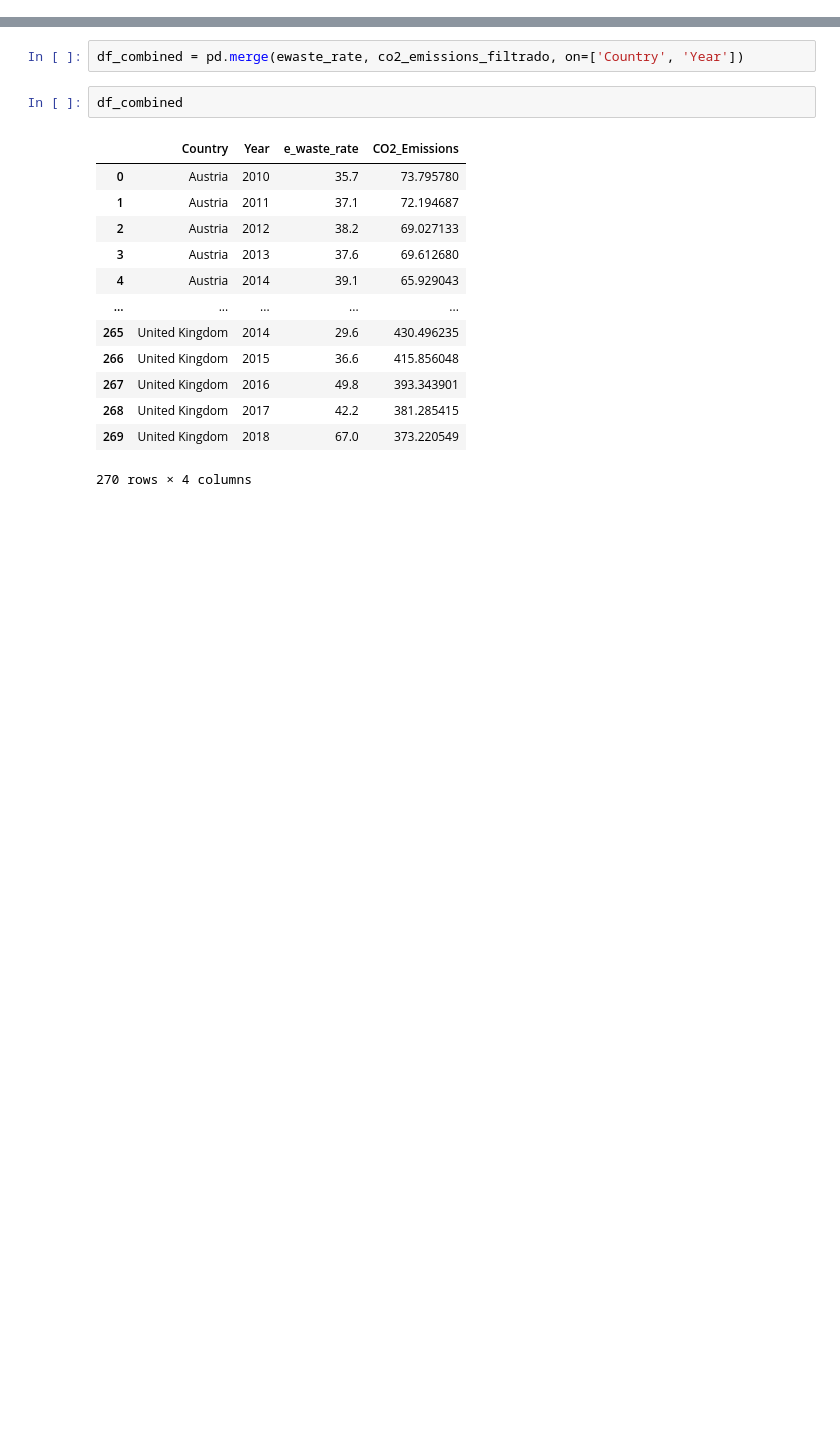
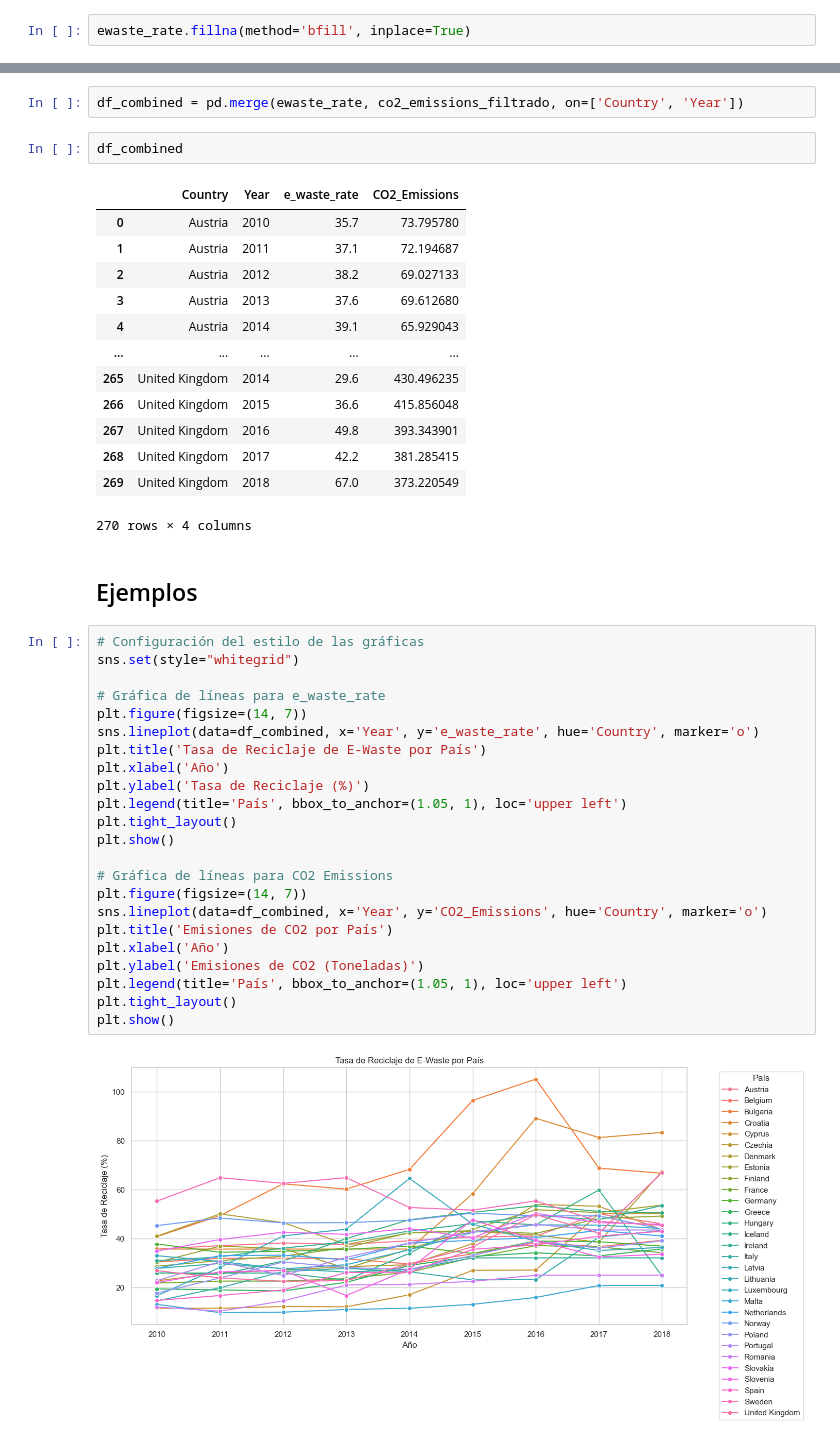
Before and after one commit to LOA395/Project-week3, a Jupyter notebook: nb_laura.ipynb, the cells around one changed output, grey strips where cells are left out. Cells and saved outputs as stored; diff of their text form; blank space fills up the shorter version.

```diff
--- a/nb_laura.ipynb
+++ b/nb_laura.ipynb
@@ -162,4 +163,6 @@ dtypes: float64(33), int64(1)
 memory usage: 2.5 KB
 # %%
 ewaste_rate.fillna(method='ffill', inplace=True)
+# %%
+ewaste_rate.fillna(method='bfill', inplace=True)
 # %%
@@ -243,3 +258,30 @@ df_combined
 | 268 | United Kingdom | 2017 | 42.2 | 381.285415 |
 | 269 | United Kingdom | 2018 | 67.0 | 373.220549 |
 270 rows × 4 columns
+# %% [markdown]
+## Ejemplos
+# %%
+# Configuración del estilo de las gráficas
+sns.set(style="whitegrid")
+
+# Gráfica de líneas para e_waste_rate
+plt.figure(figsize=(14, 7))
+sns.lineplot(data=df_combined, x='Year', y='e_waste_rate', hue='Country', marker='o')
+plt.title('Tasa de Reciclaje de E-Waste por País')
+plt.xlabel('Año')
+plt.ylabel('Tasa de Reciclaje (%)')
+plt.legend(title='País', bbox_to_anchor=(1.05, 1), loc='upper left')
+plt.tight_layout()
+plt.show()
+
+# Gráfica de líneas para CO2 Emissions
+plt.figure(figsize=(14, 7))
+sns.lineplot(data=df_combined, x='Year', y='CO2_Emissions', hue='Country', marker='o')
+plt.title('Emisiones de CO2 por País')
+plt.xlabel('Año')
+plt.ylabel('Emisiones de CO2 (Toneladas)')
+plt.legend(title='País', bbox_to_anchor=(1.05, 1), loc='upper left')
+plt.tight_layout()
+plt.show()
+# %% [output]
+[figure, added]
```
Also changed, not shown: parts of 8 cells of this notebook.
